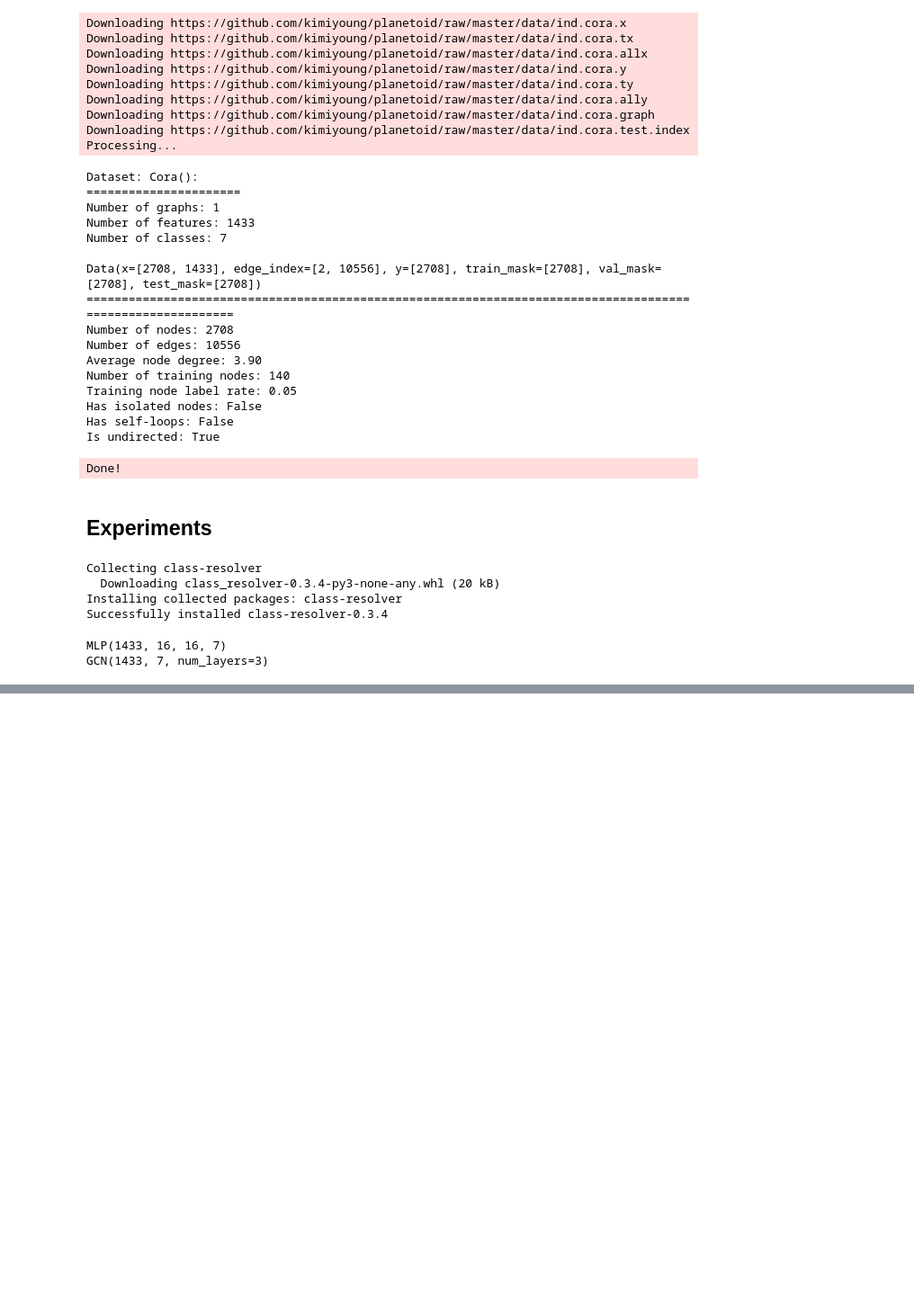
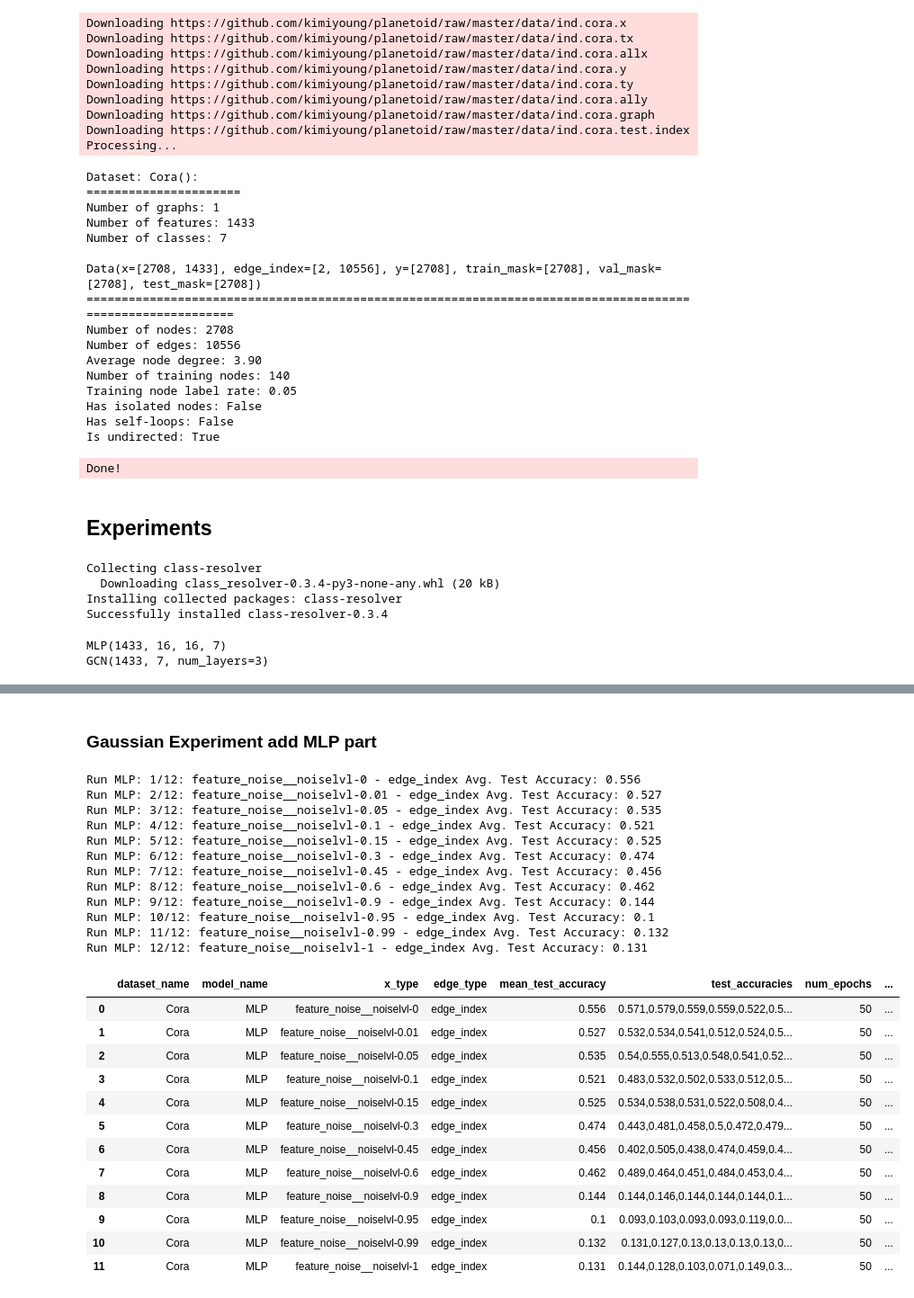
Before and after one commit to camligorkem/cs-260c-project-Robust-GNNs, a Jupyter notebook: CS_260_Node_Classification_Experiments_GC.ipynb, the cells around one changed output, grey strips where cells are left out. Shown at 90% size. Saved outputs shown, nothing was run; the diff lists cells and outputs as text; code cells hidden in the pictures; blank space fills up the shorter version.

```diff
--- a/CS_260_Node_Classification_Experiments_GC.ipynb
+++ b/CS_260_Node_Classification_Experiments_GC.ipynb
@@ -713,0 +566,58 @@ exp_df3
+# %% [markdown]
+### Gaussian Experiment add MLP part
+# %%
+# noise data creation example: remove edges -- strategy 2: remove from selected nodes
+
+# **** DONT forget to change this *****
+EXPERIMENT_FILENAME = 'Experiment_MLP_gaussian.csv'
+# **** DONT forget to change this *****
+
+data = data.to('cpu')
+# noise data creation example: add noise feature
+feature_noise_params = {'data':data}
+noise_info = {'noise_type':'feature_noise', 'params':feature_noise_params,
+              'noise_levels':[0, 0.01, 0.05, 0.1, 0.15, 0.3, 0.45, 0.6, 0.9, 0.95, 0.99, 1 ],
+              'noise_param_name':'noise_level'}
+
+noise_var_names_feat_exp = create_noised_data_for_experiment(data=data, noise_info=noise_info)
+#print(data)
+
+# Experiment on edge removal - strategy- nodes
+# Put names of the models we want to use for this experiment type
+data = data.to('cuda:0')
+model_names = ['MLP']
+exp_gaussian_feats_df = experiment(dataset_name=dataset_name, model_names=model_names,
+                                    model_params=model_params, opt_params=opt_params,
+                                    data=data, x_types=noise_var_names_feat_exp, edge_types=['edge_index'],
+                                    noise_info=noise_info, num_epochs=50, repeat_num=10, print_updates=True)
+
+# Do for node strategies only
+data = data.to('cpu')
+exp_gaussian_feats_df.to_csv(EXPERIMENT_FILENAME)
+exp_gaussian_feats_df
+# %% [output]
+Run MLP: 1/12: feature_noise__noiselvl-0 - edge_index Avg. Test Accuracy: 0.556
+Run MLP: 2/12: feature_noise__noiselvl-0.01 - edge_index Avg. Test Accuracy: 0.527
+Run MLP: 3/12: feature_noise__noiselvl-0.05 - edge_index Avg. Test Accuracy: 0.535
+Run MLP: 4/12: feature_noise__noiselvl-0.1 - edge_index Avg. Test Accuracy: 0.521
+Run MLP: 5/12: feature_noise__noiselvl-0.15 - edge_index Avg. Test Accuracy: 0.525
+Run MLP: 6/12: feature_noise__noiselvl-0.3 - edge_index Avg. Test Accuracy: 0.474
+Run MLP: 7/12: feature_noise__noiselvl-0.45 - edge_index Avg. Test Accuracy: 0.456
+Run MLP: 8/12: feature_noise__noiselvl-0.6 - edge_index Avg. Test Accuracy: 0.462
+Run MLP: 9/12: feature_noise__noiselvl-0.9 - edge_index Avg. Test Accuracy: 0.144
+Run MLP: 10/12: feature_noise__noiselvl-0.95 - edge_index Avg. Test Accuracy: 0.1
+Run MLP: 11/12: feature_noise__noiselvl-0.99 - edge_index Avg. Test Accuracy: 0.132
+Run MLP: 12/12: feature_noise__noiselvl-1 - edge_index Avg. Test Accuracy: 0.131
+|  | dataset_name | model_name | x_type | edge_type | mean_test_accuracy | test_accuracies | num_epochs | ... |
+| 0 | Cora | MLP | feature_noise__noiselvl-0 | edge_index | 0.556 | 0.571,0.579,0.559,0.559,0.522,0.5... | 50 | ... |
+| 1 | Cora | MLP | feature_noise__noiselvl-0.01 | edge_index | 0.527 | 0.532,0.534,0.541,0.512,0.524,0.5... | 50 | ... |
+| 2 | Cora | MLP | feature_noise__noiselvl-0.05 | edge_index | 0.535 | 0.54,0.555,0.513,0.548,0.541,0.52... | 50 | ... |
+| 3 | Cora | MLP | feature_noise__noiselvl-0.1 | edge_index | 0.521 | 0.483,0.532,0.502,0.533,0.512,0.5... | 50 | ... |
+| 4 | Cora | MLP | feature_noise__noiselvl-0.15 | edge_index | 0.525 | 0.534,0.538,0.531,0.522,0.508,0.4... | 50 | ... |
+| 5 | Cora | MLP | feature_noise__noiselvl-0.3 | edge_index | 0.474 | 0.443,0.481,0.458,0.5,0.472,0.479... | 50 | ... |
+| 6 | Cora | MLP | feature_noise__noiselvl-0.45 | edge_index | 0.456 | 0.402,0.505,0.438,0.474,0.459,0.4... | 50 | ... |
+| 7 | Cora | MLP | feature_noise__noiselvl-0.6 | edge_index | 0.462 | 0.489,0.464,0.451,0.484,0.453,0.4... | 50 | ... |
+| 8 | Cora | MLP | feature_noise__noiselvl-0.9 | edge_index | 0.144 | 0.144,0.146,0.144,0.144,0.144,0.1... | 50 | ... |
+| 9 | Cora | MLP | feature_noise__noiselvl-0.95 | edge_index | 0.1 | 0.093,0.103,0.093,0.093,0.119,0.0... | 50 | ... |
+| 10 | Cora | MLP | feature_noise__noiselvl-0.99 | edge_index | 0.132 | 0.131,0.127,0.13,0.13,0.13,0.13,0... | 50 | ... |
+| 11 | Cora | MLP | feature_noise__noiselvl-1 | edge_index | 0.131 | 0.144,0.128,0.103,0.071,0.149,0.3... | 50 | ... |
```
Also changed, not shown: parts of 47 cells of this notebook.
